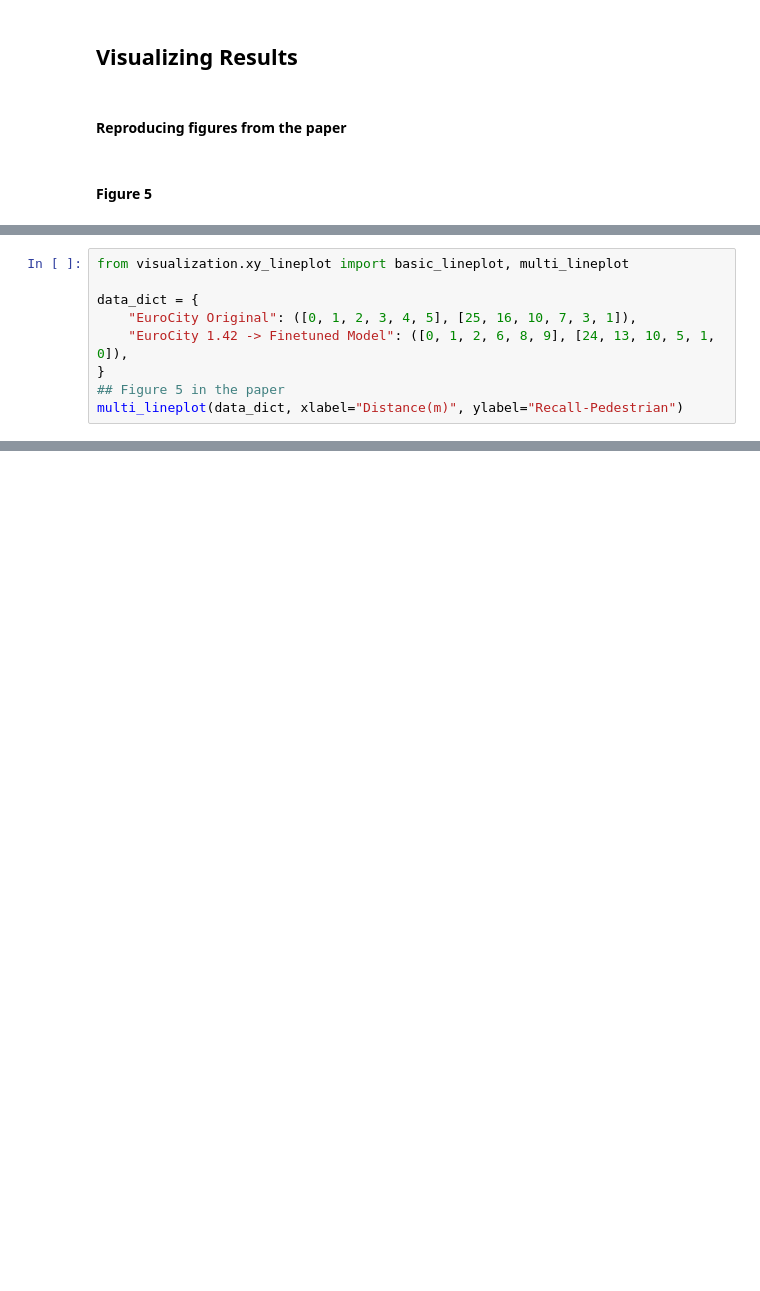
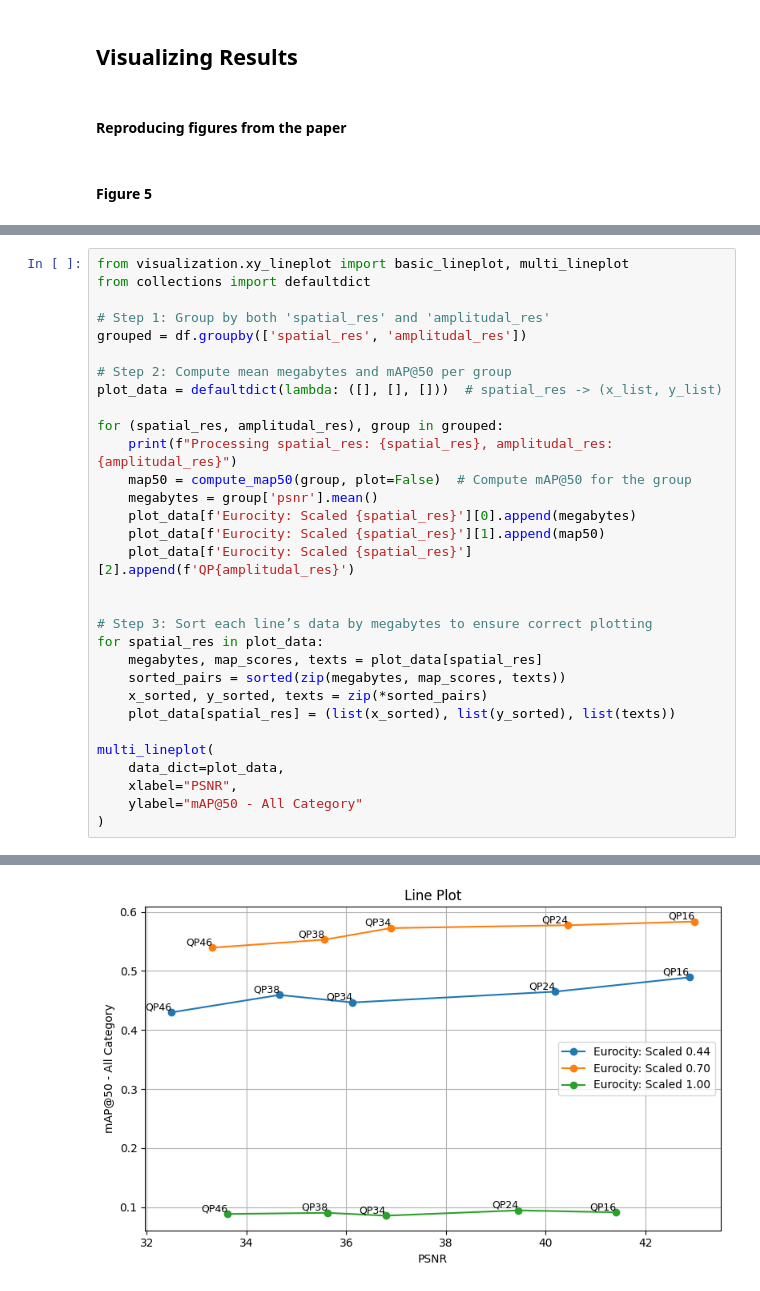
Before and after one commit to vdakov/frmdl-object-detection-distance-resolution, a Jupyter notebook: experiments.ipynb, the cells around one changed output, grey strips where cells are left out. Cells and saved outputs as stored; diff of their text form; blank space fills up the shorter version.

```diff
--- a/experiments.ipynb
+++ b/experiments.ipynb
@@ -292,9 +321,32 @@ multi_lineplot(
-# %%
-from visualization.xy_lineplot import basic_lineplot, multi_lineplot
-
-data_dict = {
-    "EuroCity Original": ([0, 1, 2, 3, 4, 5], [25, 16, 10, 7, 3, 1]),
-    "EuroCity 1.42 -> Finetuned Model": ([0, 1, 2, 6, 8, 9], [24, 13, 10, 5, 1, 0]),
-}
-## Figure 5 in the paper
-multi_lineplot(data_dict, xlabel="Distance(m)", ylabel="Recall-Pedestrian")
+# %%
+from visualization.xy_lineplot import basic_lineplot, multi_lineplot
+from collections import defaultdict
+
+# Step 1: Group by both 'spatial_res' and 'amplitudal_res'
+grouped = df.groupby(['spatial_res', 'amplitudal_res'])
+
+# Step 2: Compute mean megabytes and mAP@50 per group
+plot_data = defaultdict(lambda: ([], [], []))  # spatial_res -> (x_list, y_list)
+
+for (spatial_res, amplitudal_res), group in grouped:
+    print(f"Processing spatial_res: {spatial_res}, amplitudal_res: {amplitudal_res}")
+    map50 = compute_map50(group, plot=False)  # Compute mAP@50 for the group
+    megabytes = group['psnr'].mean()
+    plot_data[f'Eurocity: Scaled {spatial_res}'][0].append(megabytes)
+    plot_data[f'Eurocity: Scaled {spatial_res}'][1].append(map50)
+    plot_data[f'Eurocity: Scaled {spatial_res}'][2].append(f'QP{amplitudal_res}')
+
+
+# Step 3: Sort each line’s data by megabytes to ensure correct plotting
+for spatial_res in plot_data:
+    megabytes, map_scores, texts = plot_data[spatial_res]
+    sorted_pairs = sorted(zip(megabytes, map_scores, texts))
+    x_sorted, y_sorted, texts = zip(*sorted_pairs)
+    plot_data[spatial_res] = (list(x_sorted), list(y_sorted), list(texts))
+
+multi_lineplot(
+    data_dict=plot_data,
+    xlabel="PSNR",
+    ylabel="mAP@50 - All Category"
+)
+# %% [output]
@@ -300,0 +368 @@ multi_lineplot(data_dict, xlabel="Distance(m)", ylabel="Recall-Pedestrian")
+[figure, added]
```
Also changed, not shown: parts of 7 cells of this notebook, 1 other file.
